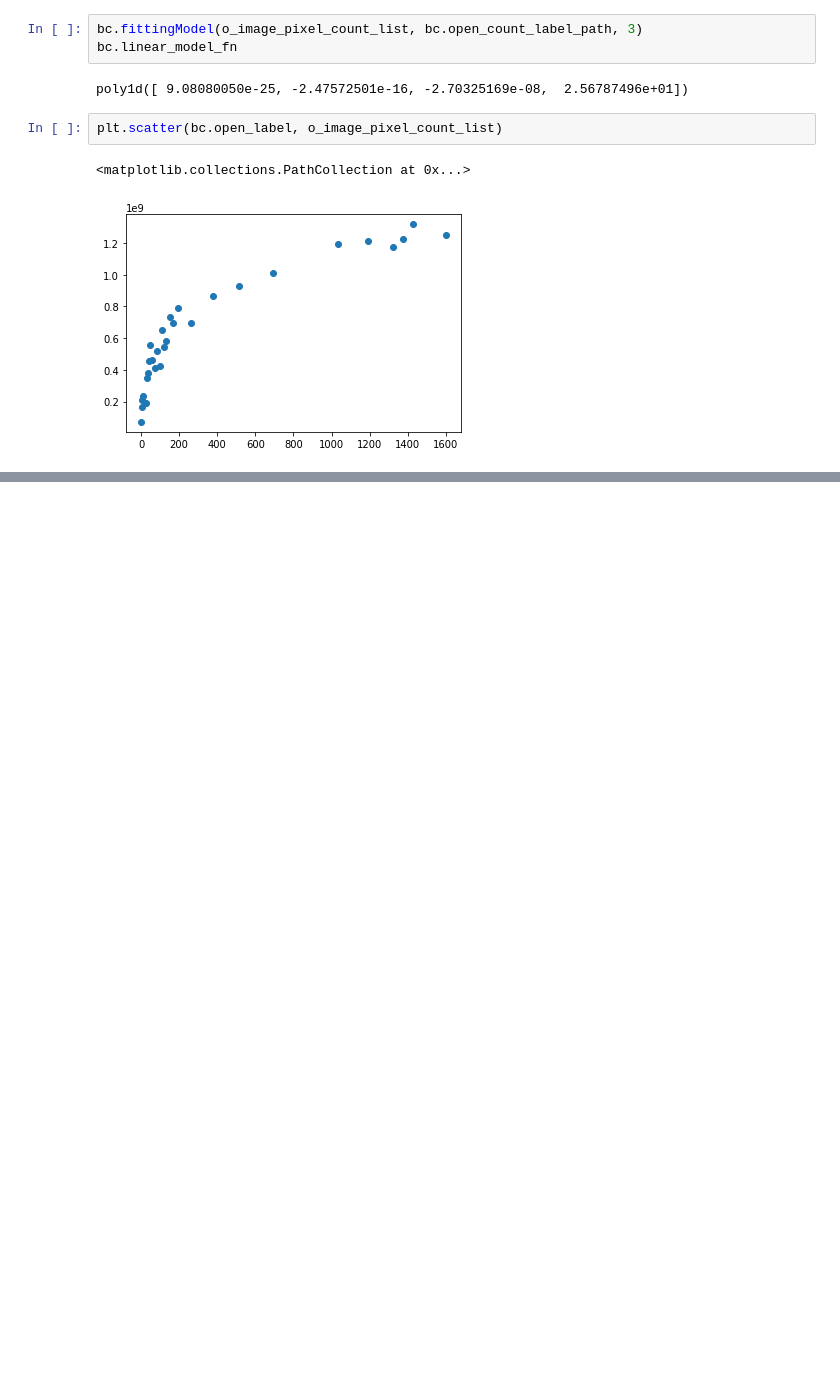
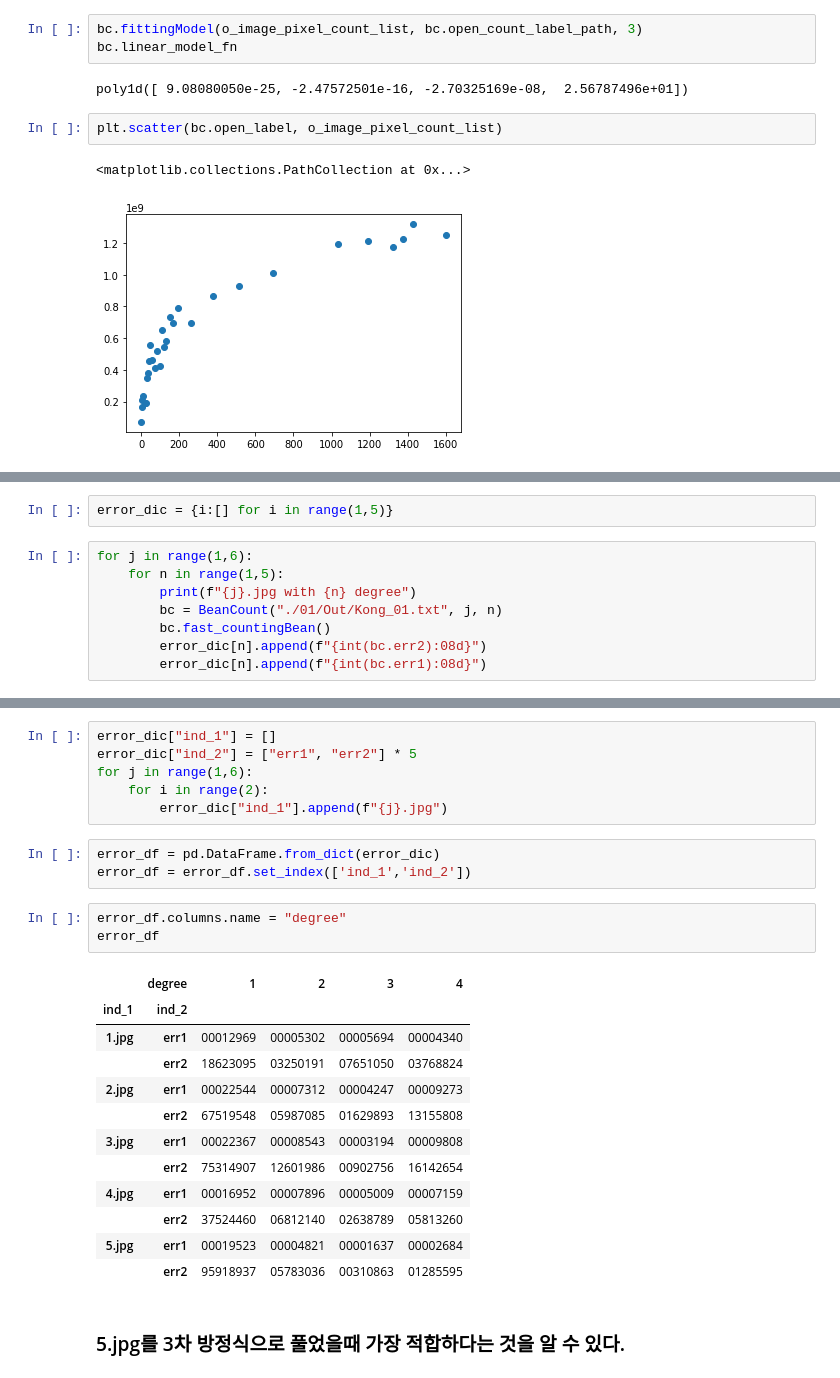
Before and after one commit to skyriver228/PNU-bean-count-night, a Jupyter notebook: main.ipynb, the cells around one changed output, grey strips where cells are left out. Saved outputs shown, nothing was run; the diff lists cells and outputs as text; blank space fills up the shorter version.

```diff
--- a/main.ipynb
+++ b/main.ipynb
@@ -201,0 +241,10 @@ plt.scatter(t, bc.linear_model_fn(t))
+# %%
+error_dic = {i:[] for i in range(1,5)}
+# %%
+for j in range(1,6):
+    for n in range(1,5):
+        print(f"{j}.jpg with {n} degree")
+        bc = BeanCount("./01/Out/Kong_01.txt", j, n)
+        bc.fast_countingBean()
+        error_dic[n].append(f"{int(bc.err2):08d}")
+        error_dic[n].append(f"{int(bc.err1):08d}")
@@ -201,0 +289,27 @@ plt.scatter(t, bc.linear_model_fn(t))
+# %%
+error_dic["ind_1"] = []
+error_dic["ind_2"] = ["err1", "err2"] * 5
+for j in range(1,6):
+    for i in range(2):
+        error_dic["ind_1"].append(f"{j}.jpg")
+# %%
+error_df = pd.DataFrame.from_dict(error_dic)
+error_df = error_df.set_index(['ind_1','ind_2'])
+# %%
+error_df.columns.name = "degree"
+error_df
+# %% [output]
+|  | degree | 1 | 2 | 3 | 4 |
+| ind_1 | ind_2 |  |  |  |  |
+| 1.jpg | err1 | 00012969 | 00005302 | 00005694 | 00004340 |
+|  | err2 | 18623095 | 03250191 | 07651050 | 03768824 |
+| 2.jpg | err1 | 00022544 | 00007312 | 00004247 | 00009273 |
+|  | err2 | 67519548 | 05987085 | 01629893 | 13155808 |
+| 3.jpg | err1 | 00022367 | 00008543 | 00003194 | 00009808 |
+|  | err2 | 75314907 | 12601986 | 00902756 | 16142654 |
+| 4.jpg | err1 | 00016952 | 00007896 | 00005009 | 00007159 |
+|  | err2 | 37524460 | 06812140 | 02638789 | 05813260 |
+| 5.jpg | err1 | 00019523 | 00004821 | 00001637 | 00002684 |
+|  | err2 | 95918937 | 05783036 | 00310863 | 01285595 |
+# %% [markdown]
+### 5.jpg를 3차 방정식으로 풀었을때 가장 적합하다는 것을 알 수 있다.
```
Also changed, not shown: parts of 14 cells of this notebook, 2 other files.
